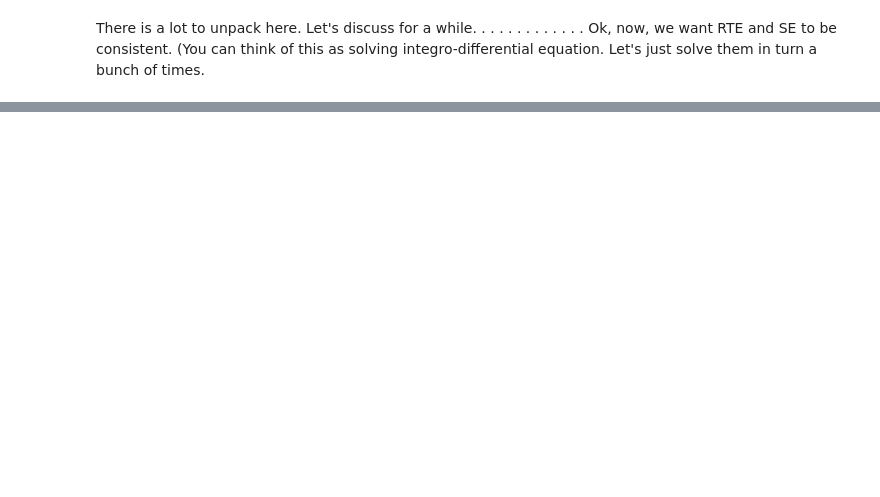
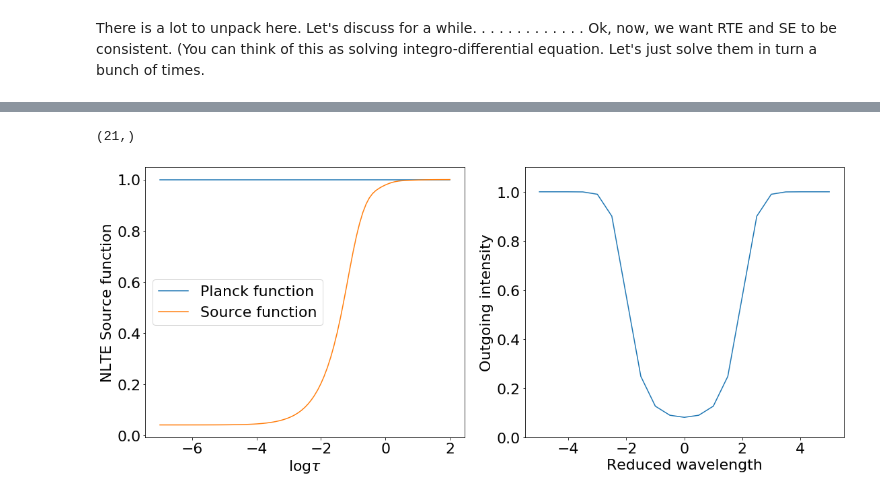
Before and after one commit to ivanzmilic/2lvl_nlte, a Jupyter notebook: 2LVL_NLTE.ipynb, the cells around one changed output, grey strips where cells are left out. Saved outputs shown, nothing was run; the diff lists cells and outputs as text; code cells hidden in the pictures; blank space fills up the shorter version.

```diff
--- a/2LVL_NLTE.ipynb
+++ b/2LVL_NLTE.ipynb
@@ -213,0 +224,20 @@ plt.tight_layout()
+# %%
+I_out = one_full_fs(tau*line_ratio,S,1.0,profile,S[-1])
+print (I_out.shape)
+
+plt.figure(figsize=[16,7])
+plt.subplot(121)
+plt.plot(logtau, B,label='Planck function')
+plt.plot(logtau, S,label='Source function')
+plt.xlabel("$\\log\\tau$")
+plt.legend()
+plt.ylabel("NLTE Source function")
+plt.subplot(122)
+plt.plot(x, I_out)
+plt.xlabel("Reduced wavelength")
+plt.ylabel("Outgoing intensity")
+plt.ylim([0,1.1])
+plt.tight_layout()
+# %% [output]
+(21,)
+[figure, added]
```
Also changed, not shown: parts of 16 cells of this notebook.
